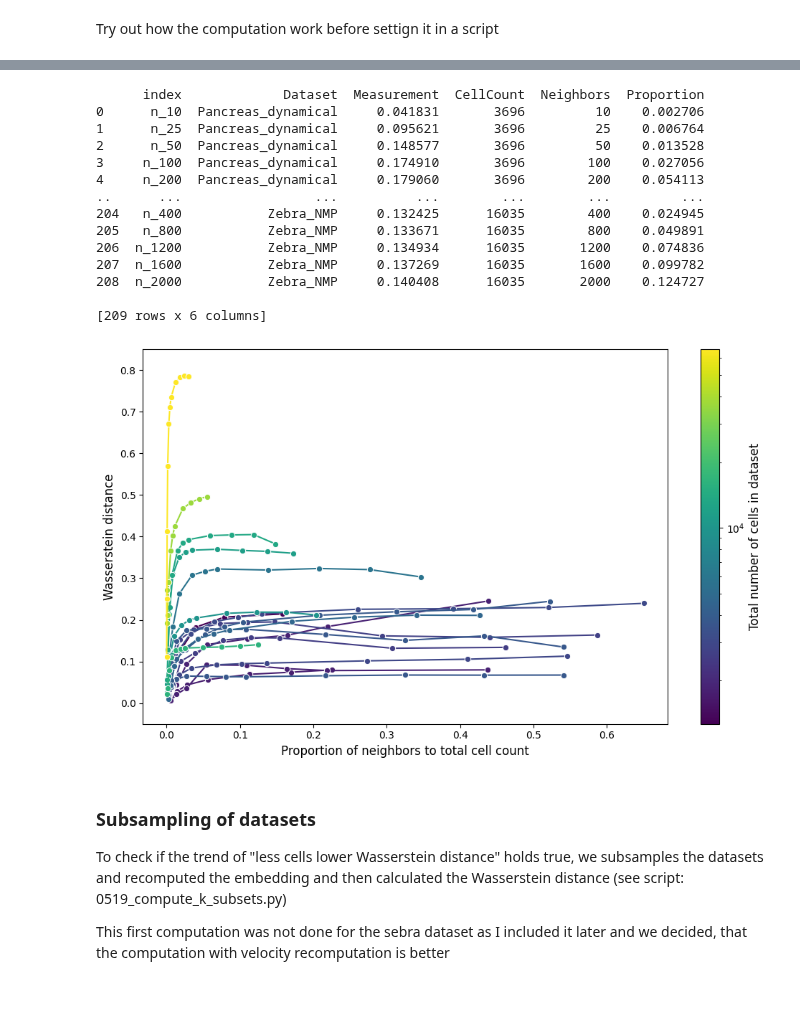
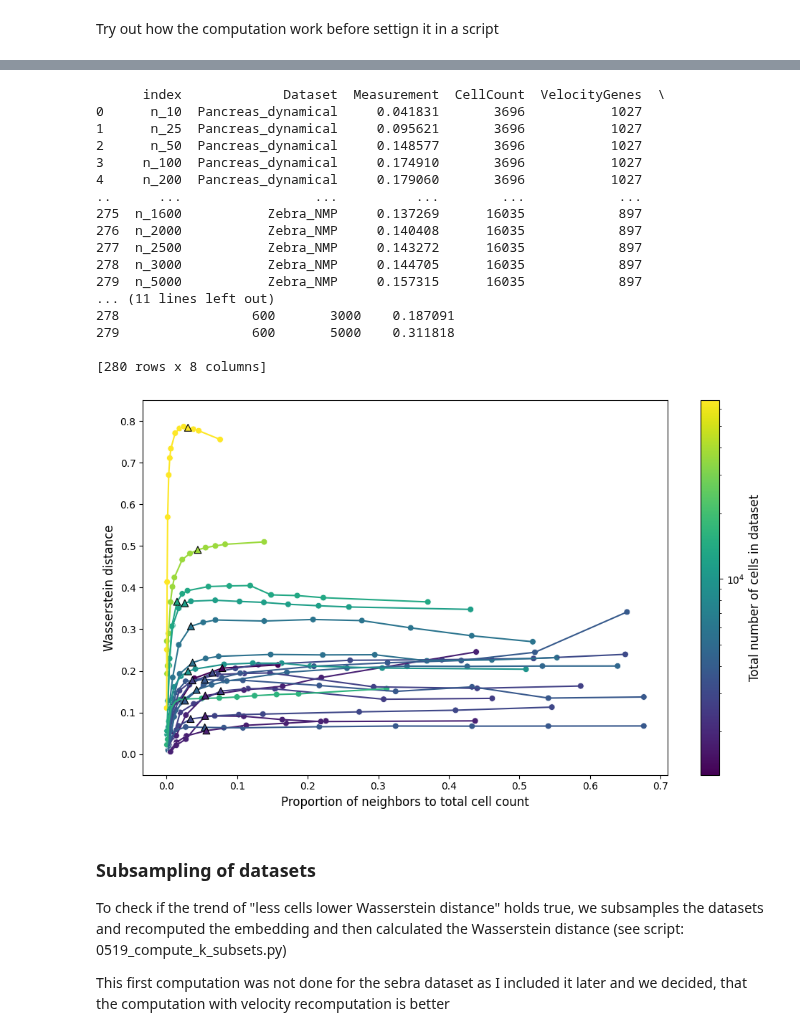
Before and after one commit to Johanna-Engeln/masterthesis_velocity, a Jupyter notebook: script/0427_differentK_influence.ipynb, the cells around one changed output, grey strips where cells are left out. Cells and saved outputs as stored; diff of their text form; code cells hidden in the pictures; blank space fills up the shorter version.

```diff
--- a/script/0427_differentK_influence.ipynb
+++ b/script/0427_differentK_influence.ipynb
@@ -168,65 +158,100 @@ Runnining with new modification
 df_complete = pd.read_csv("/mnt/volume/Johanna_Velotest/results/final_distance_tables/influence_k_sizes_complete.csv", index_col=0)
 df_long_complete = df_complete.reset_index().melt(var_name='Dataset', value_name='Measurement', id_vars='index')
 
-plot_df = pd.merge(df_long_complete, count_df, on='Dataset')
+plot_df = pd.merge(df_long_complete, chracteristics, on='Dataset')
 plot_df['Neighbors'] = plot_df['index'].str.replace('n_', '').astype(int)
 plot_df['Proportion'] = plot_df['Neighbors'] / plot_df['CellCount']
 print(plot_df)
+
+is_target = plot_df['Neighbors'] == plot_df['Original_Neighbors']
+non_target_points = plot_df[~is_target]
+target_points = plot_df[is_target]
 
 # Prepare color scale
 vmin = plot_df['CellCount'].min()
 vmax = plot_df['CellCount'].max()
 log_norm = LogNorm(vmin=vmin, vmax=vmax)
 # %% [output]
-      index             Dataset  Measurement  CellCount  Neighbors  Proportion
-0      n_10  Pancreas_dynamical     0.041831       3696         10    0.002706
-1      n_25  Pancreas_dynamical     0.095621       3696         25    0.006764
-2      n_50  Pancreas_dynamical     0.148577       3696         50    0.013528
-3     n_100  Pancreas_dynamical     0.174910       3696        100    0.027056
-4     n_200  Pancreas_dynamical     0.179060       3696        200    0.054113
-..      ...                 ...          ...        ...        ...         ...
-204   n_400           Zebra_NMP     0.132425      16035        400    0.024945
-205   n_800           Zebra_NMP     0.133671      16035        800    0.049891
-206  n_1200           Zebra_NMP     0.134934      16035       1200    0.074836
-207  n_1600           Zebra_NMP     0.137269      16035       1600    0.099782
-208  n_2000           Zebra_NMP     0.140408      16035       2000    0.124727
+      index             Dataset  Measurement  CellCount  VelocityGenes  \
+0      n_10  Pancreas_dynamical     0.041831       3696           1027
+1      n_25  Pancreas_dynamical     0.095621       3696           1027
+2      n_50  Pancreas_dynamical     0.148577       3696           1027
+3     n_100  Pancreas_dynamical     0.174910       3696           1027
+4     n_200  Pancreas_dynamical     0.179060       3696           1027
+..      ...                 ...          ...        ...            ...
+275  n_1600           Zebra_NMP     0.137269      16035            897
+276  n_2000           Zebra_NMP     0.140408      16035            897
+277  n_2500           Zebra_NMP     0.143272      16035            897
+278  n_3000           Zebra_NMP     0.144705      16035            897
+279  n_5000           Zebra_NMP     0.157315      16035            897
+... (11 lines left out)
+278                 600       3000    0.187091
+279                 600       5000    0.311818
 
-[209 rows x 6 columns]
+[280 rows x 8 columns]
 # %%
 # Plot graph
 plt.figure(figsize=(10, 6))
 
 ax = sns.lineplot(
     data=plot_df,
     x='Proportion',
     y='Measurement',
     hue='CellCount',
     units='Dataset',
     estimator=None,
     palette='viridis',
     hue_norm=log_norm,
-    marker='o',
     linewidth=1.5,
     markersize=6
+)
+
+sns.scatterplot(
+    data=non_target_points,
+    x='Proportion',
+    y='Measurement',
+    hue='CellCount',
+    palette='viridis',
+    hue_norm=log_norm,
+    marker='o',
+    s=40,
+    ax=ax,
+    legend=False
+)
+
+sns.scatterplot(
+    data=target_points,
+    x='Proportion',
+    y='Measurement',
+    hue='CellCount',
+    palette='viridis',
+    hue_norm=log_norm,
+    marker='^',
+    s=50,
+    edgecolor='black',
+    linewidth=0.8,
+    zorder=5,
+    ax=ax,
+    legend=False
 )
 
 # Legend
 if ax.get_legend() is not None:
     ax.get_legend().remove()
 sm = plt.cm.ScalarMappable(cmap="viridis", norm=log_norm)
 sm.set_array([])
 cbar = plt.colorbar(sm, ax=ax)
 cbar.set_label('Total number of cells in dataset', fontsize=12)
 
 plt.ylabel('Wasserstein distance', fontsize=12)
 plt.xlabel('Proportion of neighbors to total cell count', fontsize=12)
 plt.ylim(-0.05, 0.85)
 
 plt.tight_layout()
 plt.savefig("/mnt/volume/Johanna_Velotest/results/final_distance_tables/influence_k_sizes.pdf", transparent=True, dpi= 450)
 plt.show()
 # %% [output]
-[figure, old version]
+[figure, new version]
 # %% [markdown]
 ### Subsampling of datasets
 To check if the trend of "less cells lower Wasserstein distance" holds true, we subsamples the datasets and recomputed the embedding and then calculated the Wasserstein distance (see script: 0519_compute_k_subsets.py)
```
Also changed, not shown: parts of 3 cells of this notebook.
